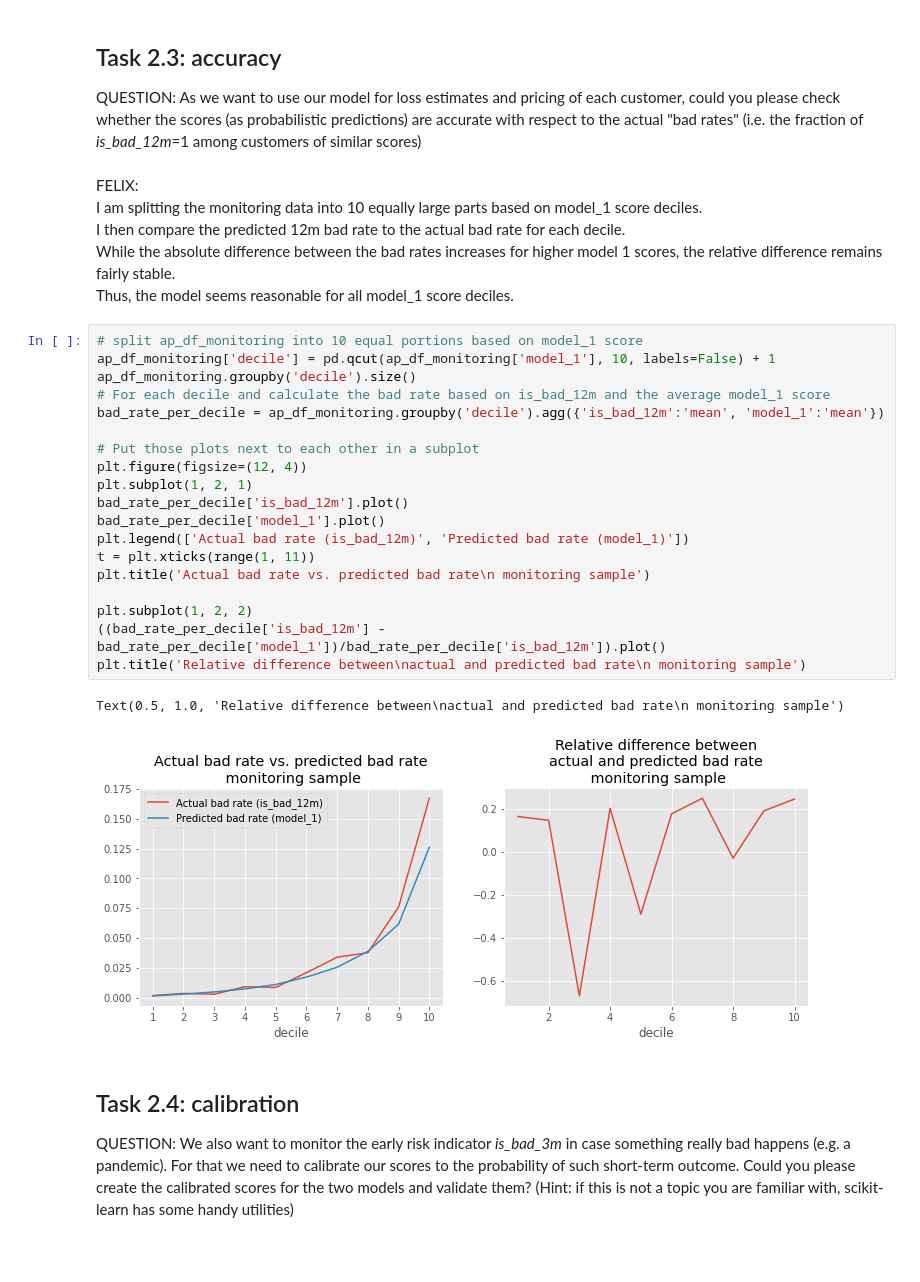
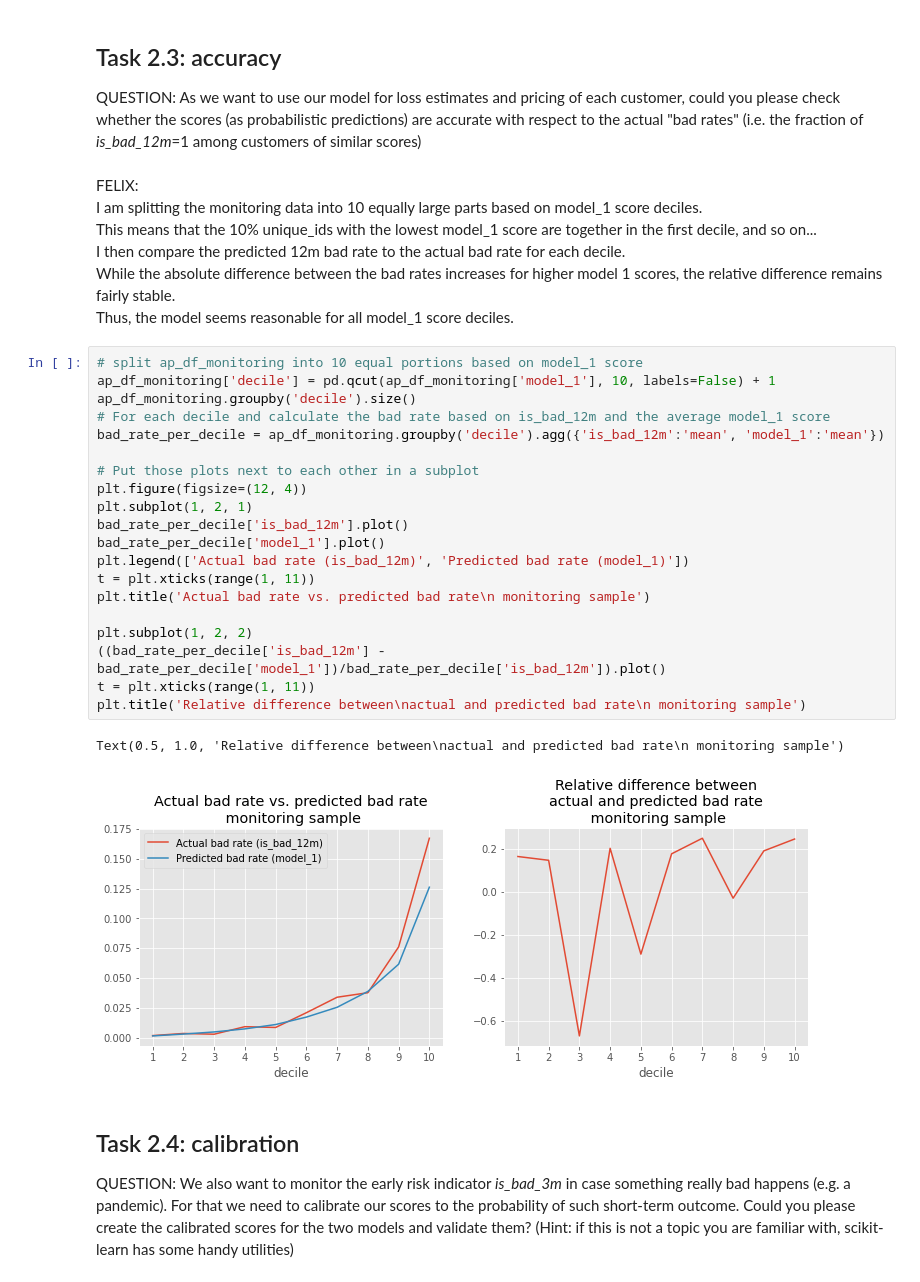
Before and after one commit to FelixHoeschle/m_take_home, a Jupyter notebook: 2_main_tasks.ipynb, the cells around one changed output. Cells and saved outputs as stored; diff of their text form; blank space fills up the shorter version.

```diff
--- a/2_main_tasks.ipynb
+++ b/2_main_tasks.ipynb
@@ -150,31 +151,33 @@ QUESTION: As we want to use our model for loss estimates and pricing of each cus
 # %% [markdown]
 FELIX:<br>
 I am splitting the monitoring data into 10 equally large parts based on model_1 score deciles.<br>
+This means that the 10% unique_ids with the lowest model_1 score are together in the first decile, and so on...<br>
 I then compare the predicted 12m bad rate to the actual bad rate for each decile.<br>
 While the absolute difference between the bad rates increases for higher model 1 scores, the relative difference remains fairly stable.<br>
 Thus, the model seems reasonable for all model_1 score deciles.
 # %%
 # split ap_df_monitoring into 10 equal portions based on model_1 score
 ap_df_monitoring['decile'] = pd.qcut(ap_df_monitoring['model_1'], 10, labels=False) + 1
 ap_df_monitoring.groupby('decile').size()
 # For each decile and calculate the bad rate based on is_bad_12m and the average model_1 score
 bad_rate_per_decile = ap_df_monitoring.groupby('decile').agg({'is_bad_12m':'mean', 'model_1':'mean'})
 
 # Put those plots next to each other in a subplot
 plt.figure(figsize=(12, 4))
 plt.subplot(1, 2, 1)
 bad_rate_per_decile['is_bad_12m'].plot()
 bad_rate_per_decile['model_1'].plot()
 plt.legend(['Actual bad rate (is_bad_12m)', 'Predicted bad rate (model_1)'])
 t = plt.xticks(range(1, 11))
 plt.title('Actual bad rate vs. predicted bad rate\n monitoring sample')
 
 plt.subplot(1, 2, 2)
 ((bad_rate_per_decile['is_bad_12m'] - bad_rate_per_decile['model_1'])/bad_rate_per_decile['is_bad_12m']).plot()
+t = plt.xticks(range(1, 11))
 plt.title('Relative difference between\nactual and predicted bad rate\n monitoring sample')
 # %% [output]
 Text(0.5, 1.0, 'Relative difference between\nactual and predicted bad rate\n monitoring sample')
-[figure, old version]
+[figure, new version]
 # %% [markdown]
 ## Task 2.4: calibration
 
```
Also changed, not shown: parts of 9 cells of this notebook.
